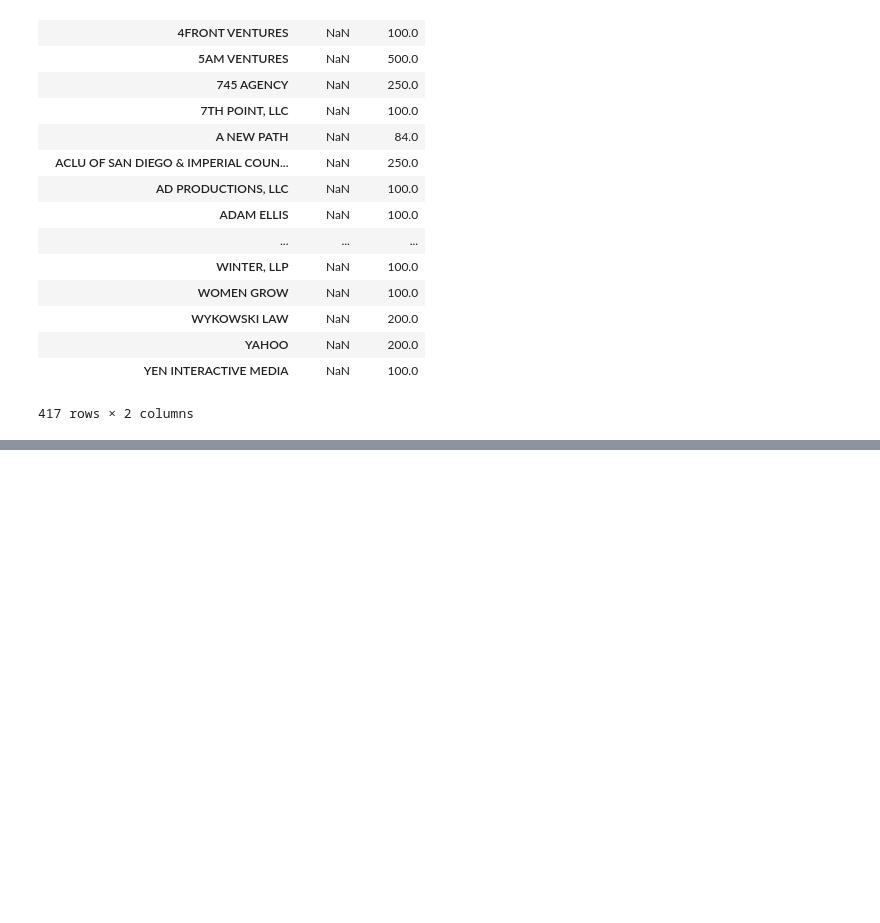
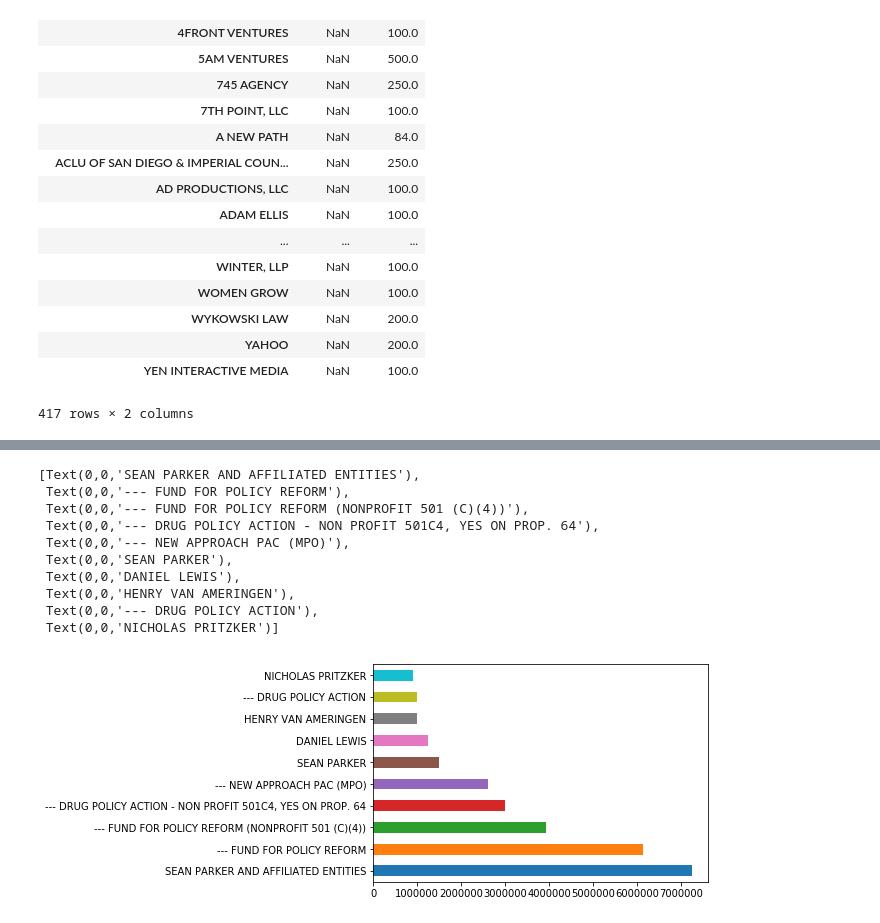
Before and after one commit to jeanettelin8/daily-bruin-training, a Jupyter notebook: prop-64.ipynb, the cells around one changed output, grey strips where cells are left out. Drawn from its saved outputs; the diff is of its cells as text; code cells hidden in the pictures; blank space fills up the shorter version.

```diff
--- a/prop-64.ipynb
+++ b/prop-64.ipynb
@@ -407,0 +461,15 @@ merged.groupby(['committee_position','contributor_employer']).amount.sum().unsta
+# %%
+chart = top_supporters.amount.plot.barh()
+chart.set_yticklabels(top_supporters.contributor_fullname)
+# %% [output]
+[Text(0,0,'SEAN PARKER AND AFFILIATED ENTITIES'),
+ Text(0,0,'--- FUND FOR POLICY REFORM'),
+ Text(0,0,'--- FUND FOR POLICY REFORM (NONPROFIT 501 (C)(4))'),
+ Text(0,0,'--- DRUG POLICY ACTION - NON PROFIT 501C4, YES ON PROP. 64'),
+ Text(0,0,'--- NEW APPROACH PAC (MPO)'),
+ Text(0,0,'SEAN PARKER'),
+ Text(0,0,'DANIEL LEWIS'),
+ Text(0,0,'HENRY VAN AMERINGEN'),
+ Text(0,0,'--- DRUG POLICY ACTION'),
+ Text(0,0,'NICHOLAS PRITZKER')]
+[figure, added]
```
Also changed, not shown: parts of 13 cells of this notebook.
